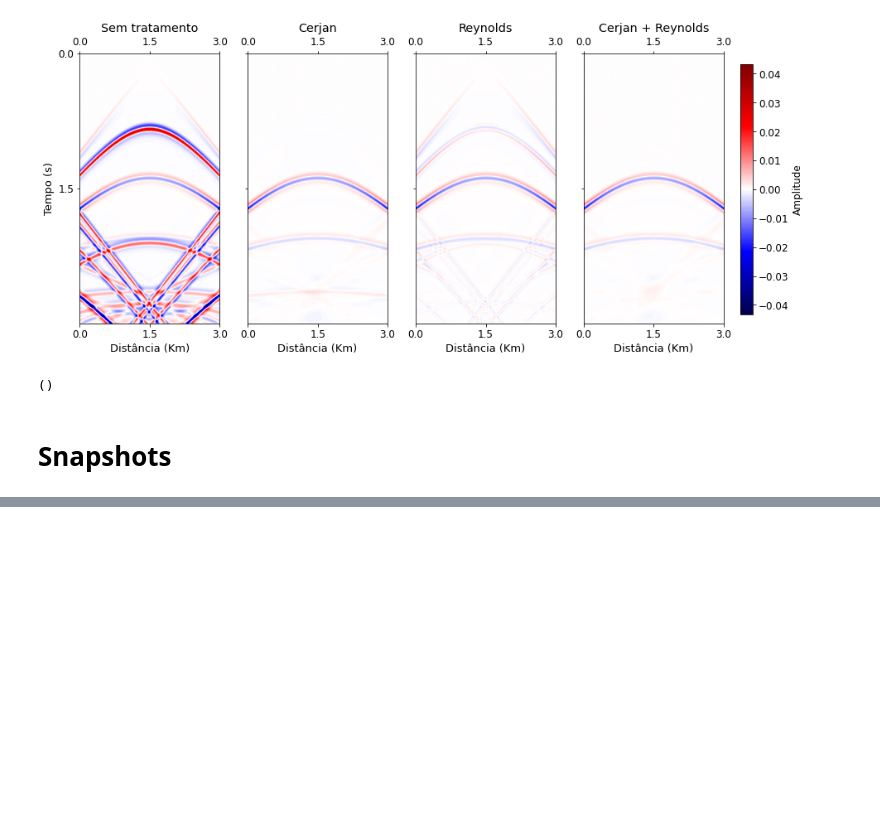
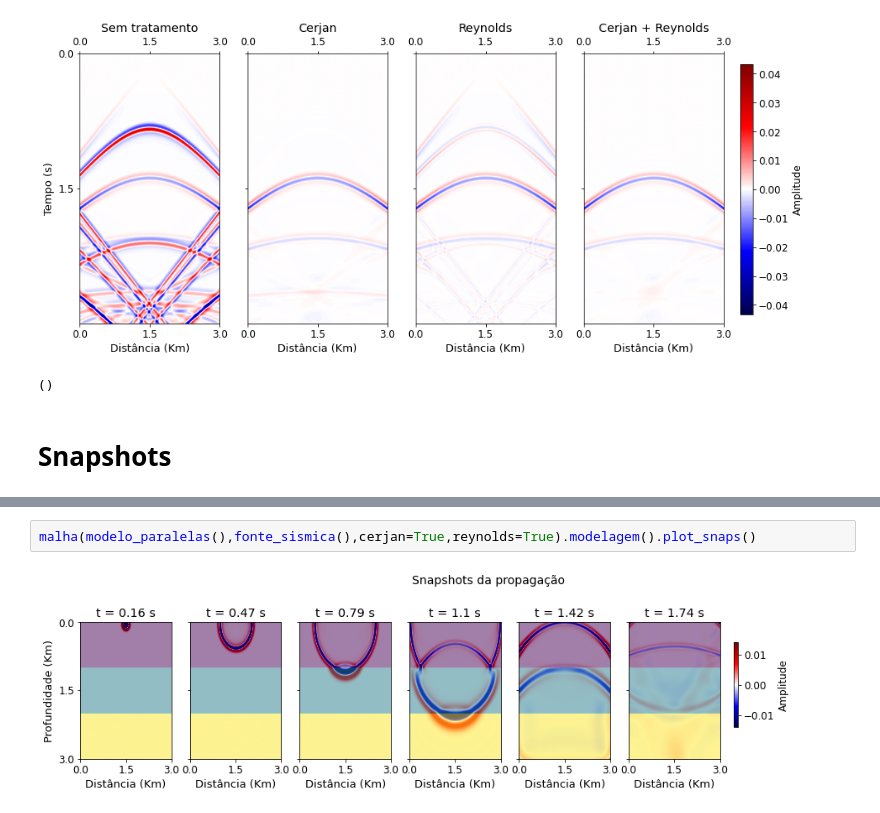
Before and after one commit to thiago-carneiro/mestrado, a Jupyter notebook: procSinais/modelagem.ipynb, the cells around one changed output, grey strips where cells are left out. Drawn from its saved outputs; the diff is of its cells as text; blank space fills up the shorter version.

```diff
--- a/procSinais/modelagem.ipynb
+++ b/procSinais/modelagem.ipynb
@@ -414,0 +544,4 @@ comp_sis()
+# %%
+malha(modelo_paralelas(),fonte_sismica(),cerjan=True,reynolds=True).modelagem().plot_snaps()
+# %% [output]
+[figure, added]
```
Also changed, not shown: parts of 11 cells of this notebook.
